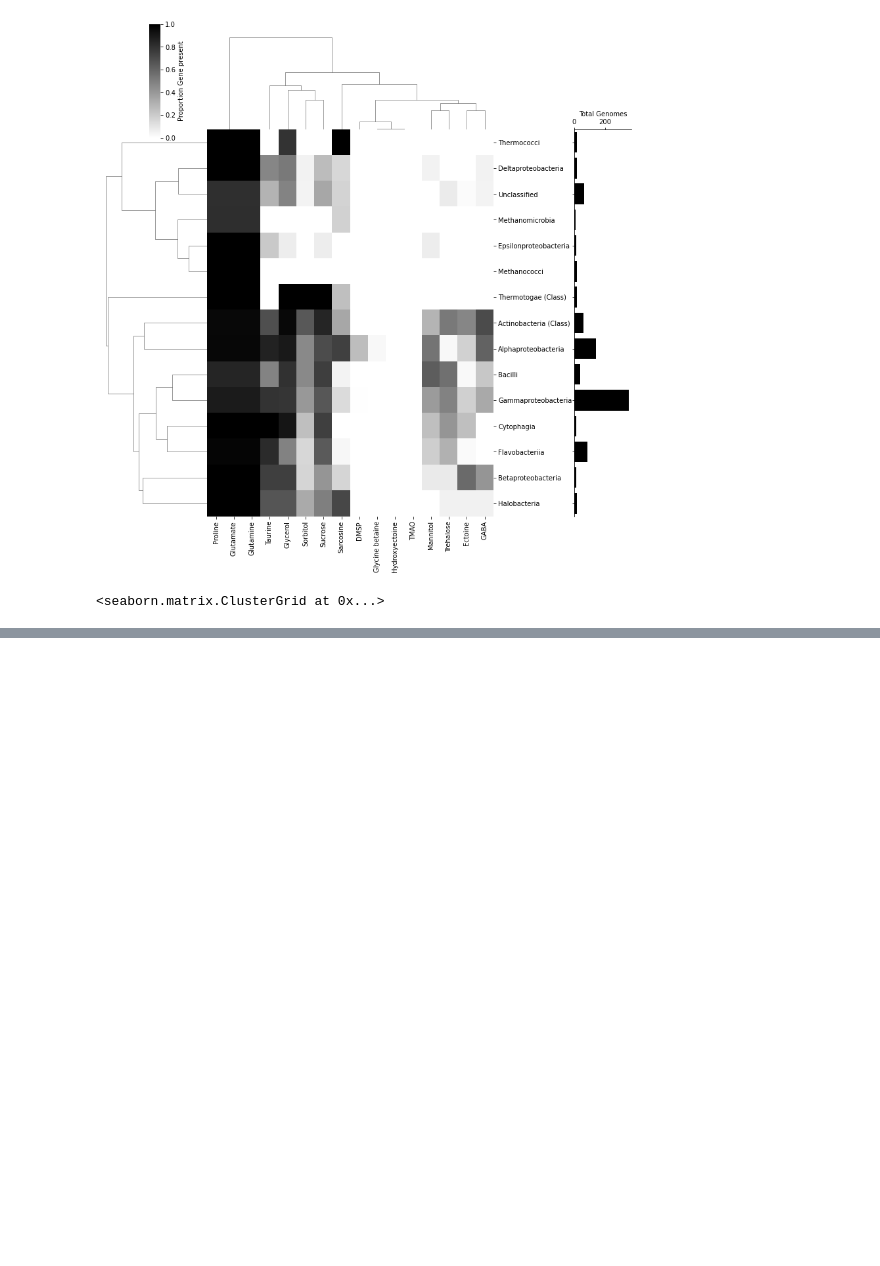
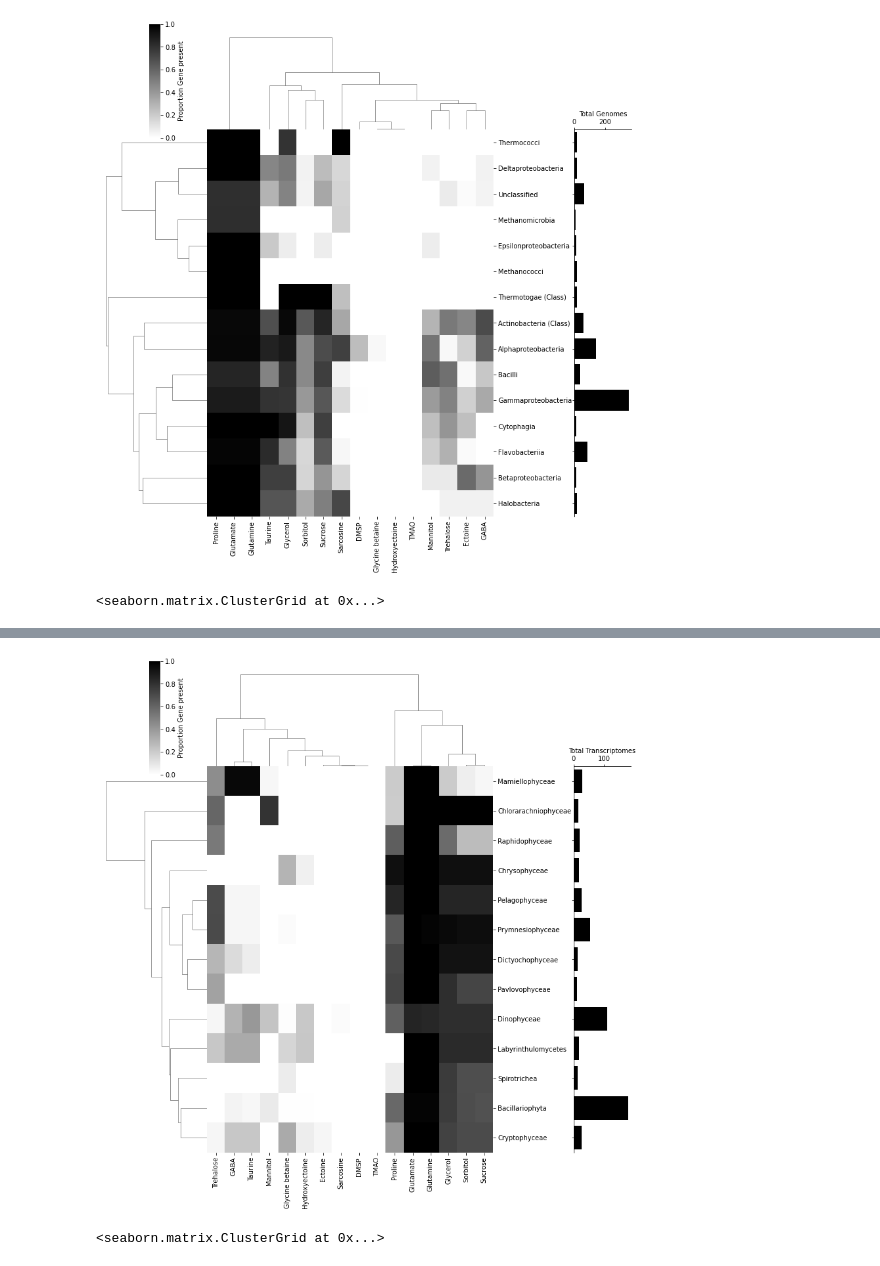
Before and after one commit to AlexanderLabWHOI/2021-marine-osmolytes, a Jupyter notebook: genome-searching/notebooks/Global-Synthesisis.ipynb, the cells around one changed output, grey strips where cells are left out. Cells and saved outputs as stored; diff of their text form; code cells hidden in the pictures; blank space fills up the shorter version.

```diff
--- a/genome-searching/notebooks/Global-Synthesisis.ipynb
+++ b/genome-searching/notebooks/Global-Synthesisis.ipynb
@@ -9,6 +9,13 @@ MarRef = pd.read_csv('../MarRef_DBs/MarRef_v5.txt', sep='\t', index_col=44)
 mmetsp_taxonomy = pd.read_csv('/vortexfs1/omics/alexander/data/mmetsp/taxonomy_v2.txt', sep='\t',
                               encoding = "ISO-8859-1", index_col='Source_ID')
 # %%
+def MMETSP_groupby(df, level='Division', normalized=True):
+    division_MMETSP = df.merge(mmetsp_taxonomy[level], left_index=True, right_index=True).groupby(level).sum()
+    total_per_group = mmetsp_taxonomy.groupby(level)['Notes'].count()
+    if normalized:
+        division_MMETSP = division_MMETSP.T/total_per_group
+        division_MMETSP = division_MMETSP.T
+    return(division_MMETSP, total_per_group)
 def create_cluster_bar(grouped_MMETSP, total_per_group, size=[12,12],
                        cutoff=False, c=5, genome=False, dropzero=False):
     grouped_MMETSP=grouped_MMETSP.dropna()
@@ -116,0 +167,6 @@ create_cluster_bar(Bdivision_bact, Btotal_bac_group, genome=True, cutoff=True, c
+# %%
+SEdivision, SEtotal_group  = MMETSP_groupby(ESYNTH,  level='Class', normalized=True)
+create_cluster_bar(SEdivision, SEtotal_group, genome=False, cutoff=True, c=10)
+# %% [output]
+[figure, added]
+<seaborn.matrix.ClusterGrid at 0x...>
```
Also changed, not shown: parts of 6 cells of this notebook.
